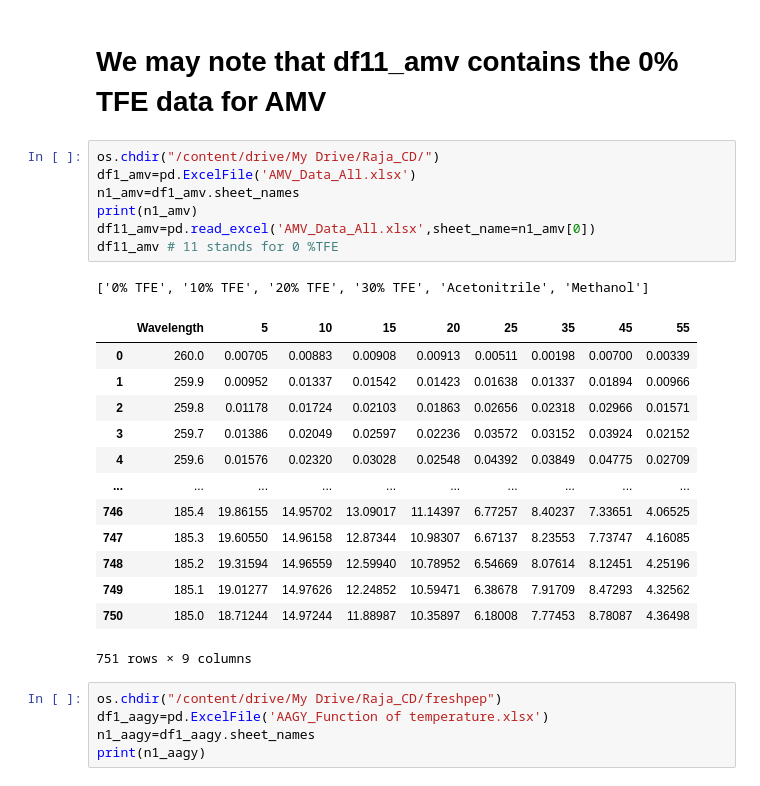
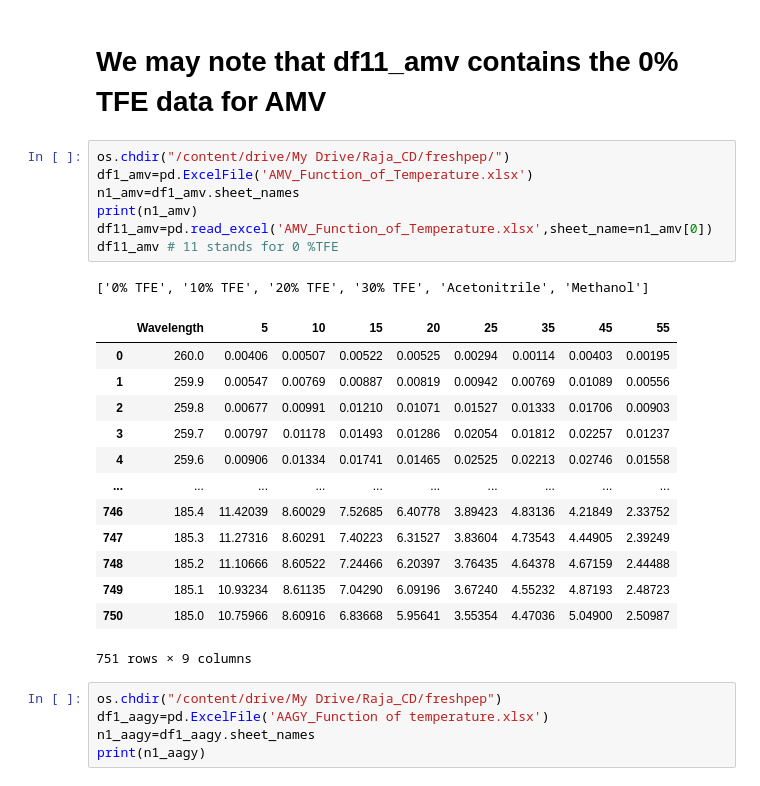
Before and after one commit to adbioc/Specroscopy, a Jupyter notebook: CD_nov.ipynb, the cells around one changed output. Saved outputs shown, nothing was run; the diff lists cells and outputs as text.

```diff
--- a/CD_nov.ipynb
+++ b/CD_nov.ipynb
@@ -67,26 +69,26 @@ AMV_Data_All.xlsx                AMV_R1_R2_function_of_TFE_New.xlsx
 # %% [markdown]
 # We may note that df11_amv contains the 0% TFE data for AMV
 # %%
-os.chdir("/content/drive/My Drive/Raja_CD/")
-df1_amv=pd.ExcelFile('AMV_Data_All.xlsx')
+os.chdir("/content/drive/My Drive/Raja_CD/freshpep/")
+df1_amv=pd.ExcelFile('AMV_Function_of_Temperature.xlsx')
 n1_amv=df1_amv.sheet_names
 print(n1_amv)
-df11_amv=pd.read_excel('AMV_Data_All.xlsx',sheet_name=n1_amv[0])
+df11_amv=pd.read_excel('AMV_Function_of_Temperature.xlsx',sheet_name=n1_amv[0])
 df11_amv # 11 stands for 0 %TFE
 # %% [output]
 ['0% TFE', '10% TFE', '20% TFE', '30% TFE', 'Acetonitrile', 'Methanol']
 |  | Wavelength | 5 | 10 | 15 | 20 | 25 | 35 | 45 | 55 |
-| 0 | 260.0 | 0.00705 | 0.00883 | 0.00908 | 0.00913 | 0.00511 | 0.00198 | 0.00700 | 0.00339 |
-| 1 | 259.9 | 0.00952 | 0.01337 | 0.01542 | 0.01423 | 0.01638 | 0.01337 | 0.01894 | 0.00966 |
-| 2 | 259.8 | 0.01178 | 0.01724 | 0.02103 | 0.01863 | 0.02656 | 0.02318 | 0.02966 | 0.01571 |
-| 3 | 259.7 | 0.01386 | 0.02049 | 0.02597 | 0.02236 | 0.03572 | 0.03152 | 0.03924 | 0.02152 |
-| 4 | 259.6 | 0.01576 | 0.02320 | 0.03028 | 0.02548 | 0.04392 | 0.03849 | 0.04775 | 0.02709 |
+| 0 | 260.0 | 0.00406 | 0.00507 | 0.00522 | 0.00525 | 0.00294 | 0.00114 | 0.00403 | 0.00195 |
+| 1 | 259.9 | 0.00547 | 0.00769 | 0.00887 | 0.00819 | 0.00942 | 0.00769 | 0.01089 | 0.00556 |
+| 2 | 259.8 | 0.00677 | 0.00991 | 0.01210 | 0.01071 | 0.01527 | 0.01333 | 0.01706 | 0.00903 |
+| 3 | 259.7 | 0.00797 | 0.01178 | 0.01493 | 0.01286 | 0.02054 | 0.01812 | 0.02257 | 0.01237 |
+| 4 | 259.6 | 0.00906 | 0.01334 | 0.01741 | 0.01465 | 0.02525 | 0.02213 | 0.02746 | 0.01558 |
 | ... | ... | ... | ... | ... | ... | ... | ... | ... | ... |
-| 746 | 185.4 | 19.86155 | 14.95702 | 13.09017 | 11.14397 | 6.77257 | 8.40237 | 7.33651 | 4.06525 |
-| 747 | 185.3 | 19.60550 | 14.96158 | 12.87344 | 10.98307 | 6.67137 | 8.23553 | 7.73747 | 4.16085 |
-| 748 | 185.2 | 19.31594 | 14.96559 | 12.59940 | 10.78952 | 6.54669 | 8.07614 | 8.12451 | 4.25196 |
-| 749 | 185.1 | 19.01277 | 14.97626 | 12.24852 | 10.59471 | 6.38678 | 7.91709 | 8.47293 | 4.32562 |
-| 750 | 185.0 | 18.71244 | 14.97244 | 11.88987 | 10.35897 | 6.18008 | 7.77453 | 8.78087 | 4.36498 |
+| 746 | 185.4 | 11.42039 | 8.60029 | 7.52685 | 6.40778 | 3.89423 | 4.83136 | 4.21849 | 2.33752 |
+| 747 | 185.3 | 11.27316 | 8.60291 | 7.40223 | 6.31527 | 3.83604 | 4.73543 | 4.44905 | 2.39249 |
+| 748 | 185.2 | 11.10666 | 8.60522 | 7.24466 | 6.20397 | 3.76435 | 4.64378 | 4.67159 | 2.44488 |
+| 749 | 185.1 | 10.93234 | 8.61135 | 7.04290 | 6.09196 | 3.67240 | 4.55232 | 4.87193 | 2.48723 |
+| 750 | 185.0 | 10.75966 | 8.60916 | 6.83668 | 5.95641 | 3.55354 | 4.47036 | 5.04900 | 2.50987 |
 751 rows × 9 columns
 # %%
 os.chdir("/content/drive/My Drive/Raja_CD/freshpep")
```
Also changed, not shown: parts of 10 cells of this notebook.
